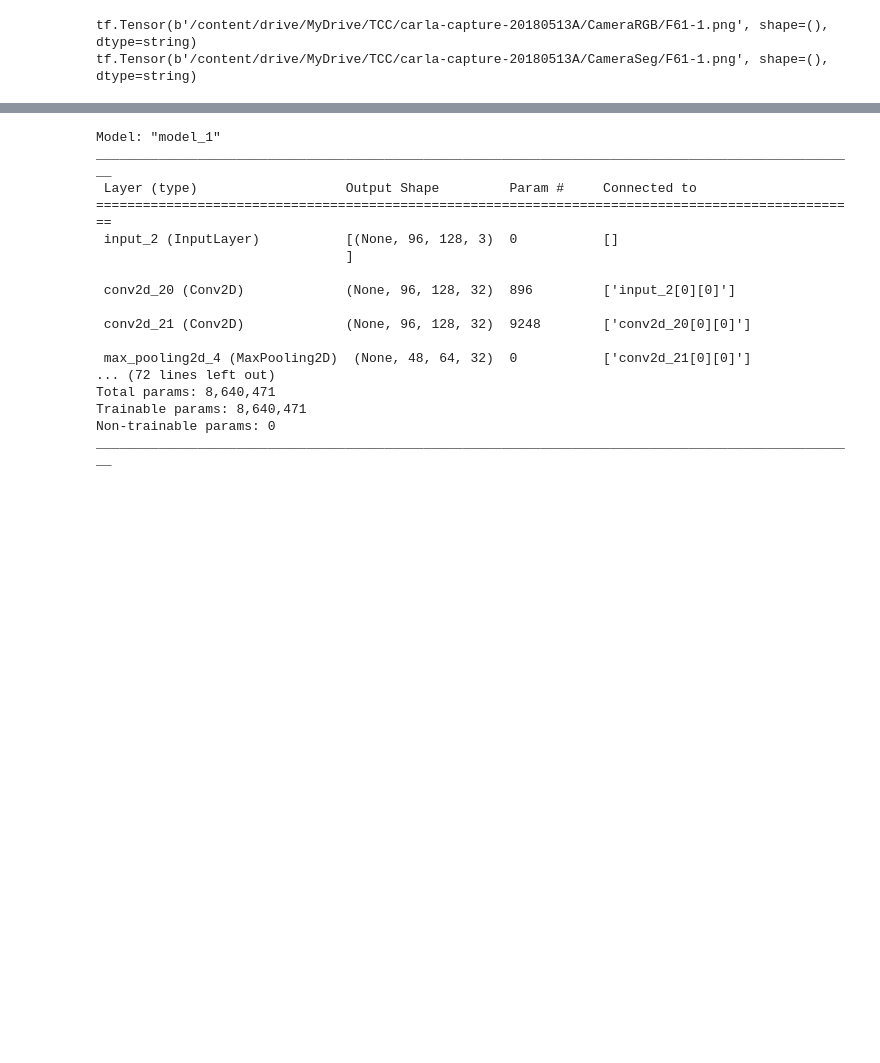
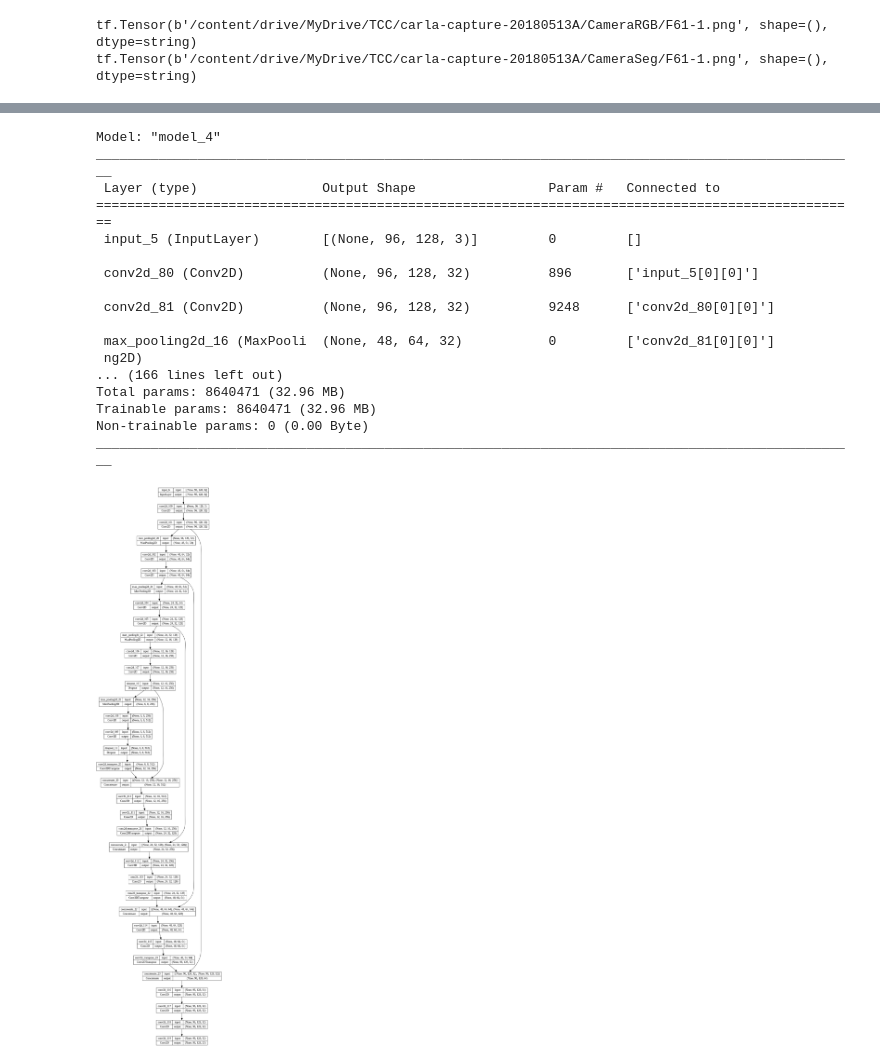
Before and after one commit to MatheusSantos2/OwlVision_MLVisions, a Jupyter notebook: OwlVision_SegmentadorSemantico.ipynb, the cells around one changed output, grey strips where cells are left out. Drawn from its saved outputs; the diff is of its cells as text; code cells hidden in the pictures; blank space fills up the shorter version.

```diff
--- a/OwlVision_SegmentadorSemantico.ipynb
+++ b/OwlVision_SegmentadorSemantico.ipynb
@@ -138,28 +180,40 @@ def unet_model(input_size=(96, 128, 3), n_filters=32, n_classes=23):
 # %%
 img_height = 96
 img_width = 128
 num_channels = 3
 
 unet = unet_model((img_height, img_width, num_channels))
 unet.summary()
+
+img_height = 96
+img_width = 128
+num_channels = 3
+
+unet = unet_model((img_height, img_width, num_channels))
+unet.summary()
+
+from tensorflow.keras.utils import plot_model
+
+plot_model(unet, to_file='model.png', show_shapes=True, show_layer_names=True)
 # %% [output]
-Model: "model_1"
+Model: "model_4"
 __________________________________________________________________________________________________
- Layer (type)                   Output Shape         Param #     Connected to
+ Layer (type)                Output Shape                 Param #   Connected to
 ==================================================================================================
- input_2 (InputLayer)           [(None, 96, 128, 3)  0           []
-                                ]
+ input_5 (InputLayer)        [(None, 96, 128, 3)]         0         []
 
- conv2d_20 (Conv2D)             (None, 96, 128, 32)  896         ['input_2[0][0]']
+ conv2d_80 (Conv2D)          (None, 96, 128, 32)          896       ['input_5[0][0]']
 
- conv2d_21 (Conv2D)             (None, 96, 128, 32)  9248        ['conv2d_20[0][0]']
+ conv2d_81 (Conv2D)          (None, 96, 128, 32)          9248      ['conv2d_80[0][0]']
 
- max_pooling2d_4 (MaxPooling2D)  (None, 48, 64, 32)  0           ['conv2d_21[0][0]']
-... (72 lines left out)
-Total params: 8,640,471
-Trainable params: 8,640,471
-Non-trainable params: 0
+ max_pooling2d_16 (MaxPooli  (None, 48, 64, 32)           0         ['conv2d_81[0][0]']
+ ng2D)
+... (166 lines left out)
+Total params: 8640471 (32.96 MB)
+Trainable params: 8640471 (32.96 MB)
+Non-trainable params: 0 (0.00 Byte)
 __________________________________________________________________________________________________
+[figure, added]
 # %%
 unet.compile(optimizer='adam',
               loss=tf.keras.losses.SparseCategoricalCrossentropy(from_logits=True),
```
Also changed, not shown: parts of 17 cells of this notebook, 3 other files.
